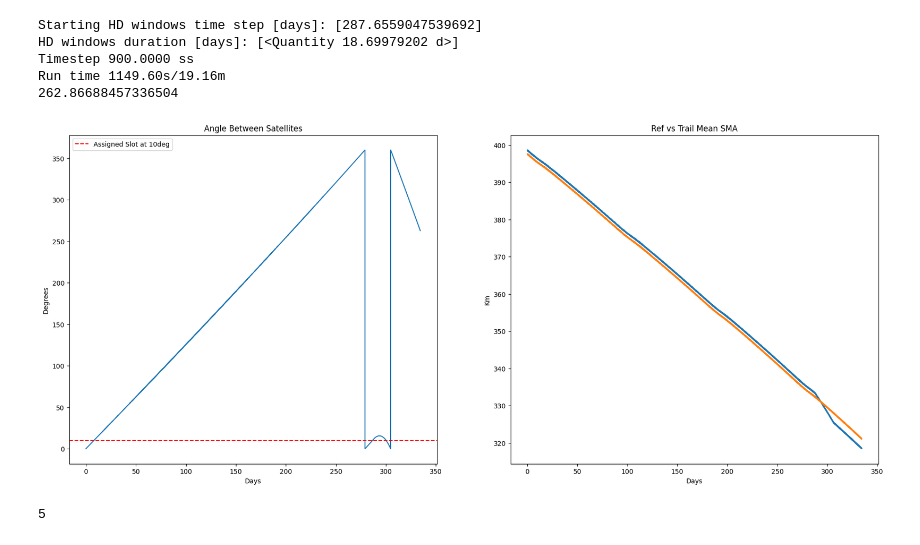
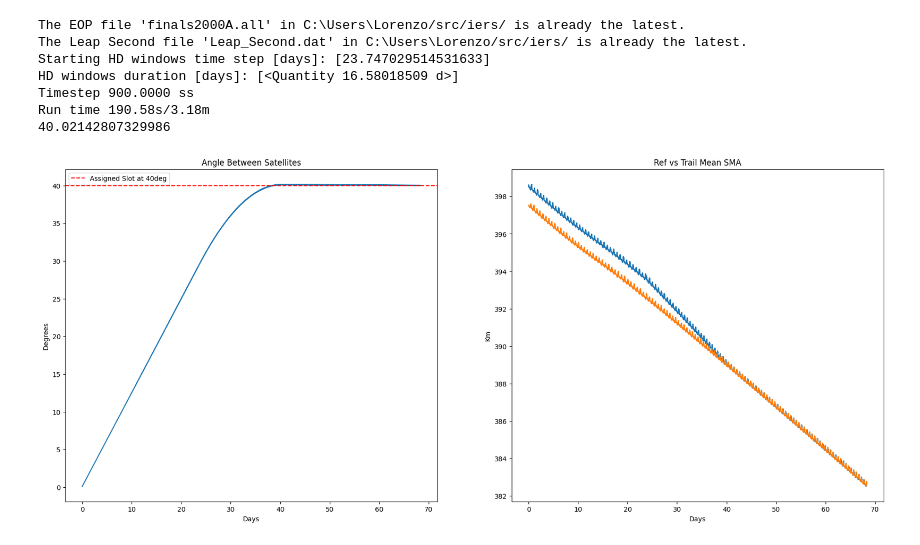
Before and after one commit to regalkuva/gmat_lorenzo, a Jupyter notebook: lorenzos_folder/scripts/differential_drag/test_pred_days.ipynb, the cells around one changed output. Saved outputs shown, nothing was run; the diff lists cells and outputs as text; code cells hidden in the pictures.

```diff
--- a/lorenzos_folder/scripts/differential_drag/test_pred_days.ipynb
+++ b/lorenzos_folder/scripts/differential_drag/test_pred_days.ipynb
@@ -66,8 +66,8 @@ reference_orbit = reference_orbit_0
 trailing_orbit = trailing_orbit_0
 
 time_step = 900<<u.s
-assignment = 10%360
-pred_days = 1
+assignment = 40%360
+pred_days = 50
 
 refsmalist = []
 refsmalist_mean = []
@@ -306,38 +306,40 @@ ref_mean_altitudes = []
 for sma in range(len(trailsmalist_mean)):
     trail_mean_altitudes.append(trailsmalist_mean[sma] - Earth.R_mean.to_value(u.km))
     ref_mean_altitudes.append(refsmalist_mean[sma] - Earth.R_mean.to_value(u.km))
 
 fig, ax = plt.subplots(1, 2, figsize=(22,9), squeeze=False)
 
 ax[0,0].plot(elapsed_days,angle_list)
 ax[0,0].axhline(assignment,linestyle='--',color='red',label = f'Assigned Slot at {assignment}deg')
 ax[0,0].legend(loc = 'upper left')
 ax[0,0].set_title('Angle Between Satellites')
 ax[0,0].set_xlabel('Days')
 ax[0,0].set_ylabel('Degrees')
 
 ax[0,1].plot(elapsed_days,trail_mean_altitudes,label='Trail')
 ax[0,1].plot(elapsed_days,ref_mean_altitudes,label='Ref')
 ax[0,1].set_title('Ref vs Trail Mean SMA')
 ax[0,1].set_xlabel('Days')
 ax[0,1].set_ylabel('Km')
 
 
 print(f'Starting HD windows time step [days]: {hd_window}')
 print(f'HD windows duration [days]: {hd_duration}')
 
 tic = time.time()
 print(f'Timestep {time_step:.4f}s')
 print(f'Run time {tic-toc:.2f}s/{(tic-toc)/60:.2f}m')
 print(angle_list[-1])
 plt.show()
 # %% [output]
-Starting HD windows time step [days]: [287.6559047539692]
-HD windows duration [days]: [<Quantity 18.69979202 d>]
+The EOP file 'finals2000A.all' in C:\Users\Lorenzo/src/iers/ is already the latest.
+The Leap Second file 'Leap_Second.dat' in C:\Users\Lorenzo/src/iers/ is already the latest.
+Starting HD windows time step [days]: [23.747029514531633]
+HD windows duration [days]: [<Quantity 16.58018509 d>]
 Timestep 900.0000 ss
-Run time 1149.60s/19.16m
-262.86688457336504
+Run time 190.58s/3.18m
+40.02142807329986
-[figure, old version]
+[figure, new version]
 # %%
 frame_in = OrbitPlotter3D()
 frame_in.plot(reference_orbit_0, label = 'Ref')
@@ -346,7 +348,3 @@ frame_in.plot(trailing_orbit_0, label = 'Trail')
 frame_fin = OrbitPlotter3D()
 frame_fin.plot(ref_from_ephem, label = 'Ref', )
 frame_fin.plot(trail_from_ephem, label = 'Trail')
-# %%
-pred_days
-# %% [output]
-5
```
Also changed, not shown: parts of 1 cell of this notebook, 19 other files.
